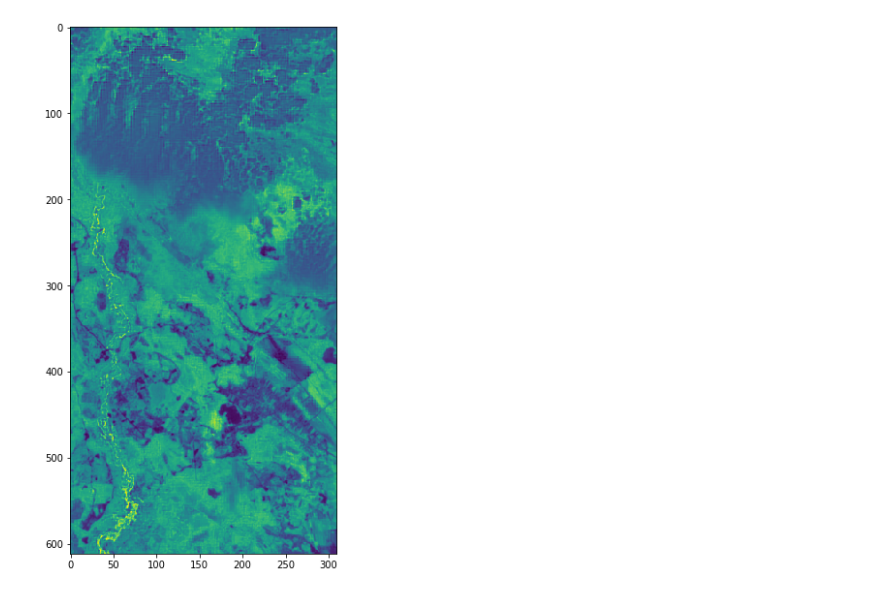
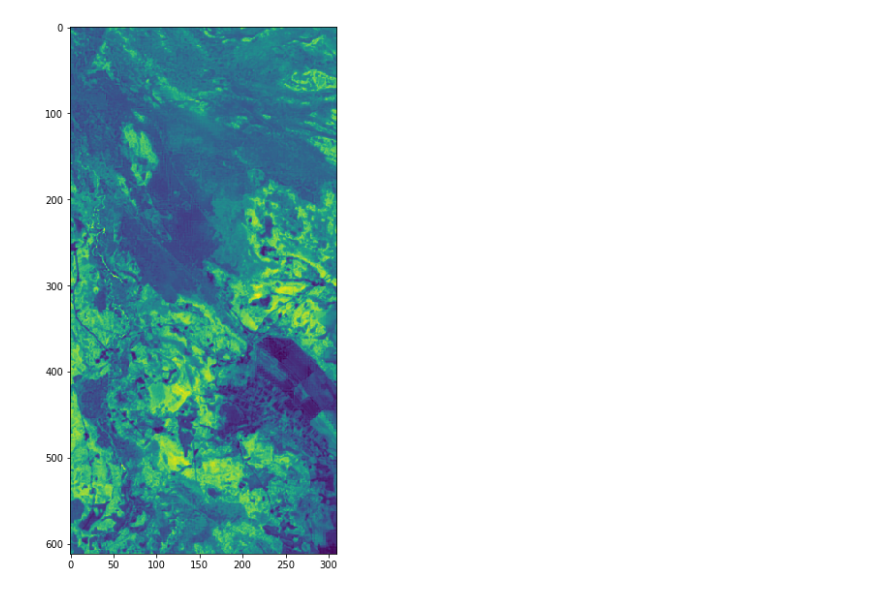
Before and after one commit to frolui/using-eo-learn-in-remote-sensing-, a Jupyter notebook: v_0_6_0/light_process.ipynb, the cells around one changed output. Cells and saved outputs as stored; diff of their text form; code cells hidden in the pictures.

```diff
--- a/v_0_6_0/light_process.ipynb
+++ b/v_0_6_0/light_process.ipynb
@@ -113,7 +115,9 @@ plt.imshow(eopatch.data['NBR'][3].squeeze());
 # %%
 %%time
 
-time_interval = ('2019-05-31', '2019-06-09')
+# time_interval = ('2019-05-31', '2019-06-09')
+time_interval = ('2019-04-25', '2019-04-30')
+
 workflow = LinearWorkflow(input_task, add_ndvi, add_nbr, add_sen2cor, add_dem, save)
 
 result_new = workflow.execute({input_task: {'bbox': roi_bbox, 'time_interval': time_interval},
@@ -149,8 +153,8 @@ plt.imshow(eopatch_new.mask['SCL'][3].squeeze());
 # %%
 plt.figure(figsize=(10, 10))
-plt.imshow(eopatch_new.data['NBR'][3].squeeze());
+plt.imshow(eopatch_new.data['NBR'][0].squeeze());
 # %% [output]
-[figure, old version]
+[figure, new version]
 # %%
 delta_nbr = eopatch.data['NBR'] - eopatch_new.data['NBR']
 delta_nbr_1 = eopatch_new.data['NBR'] - eopatch.data['NBR']
```
Also changed, not shown: parts of 25 cells of this notebook, 23 other files.
